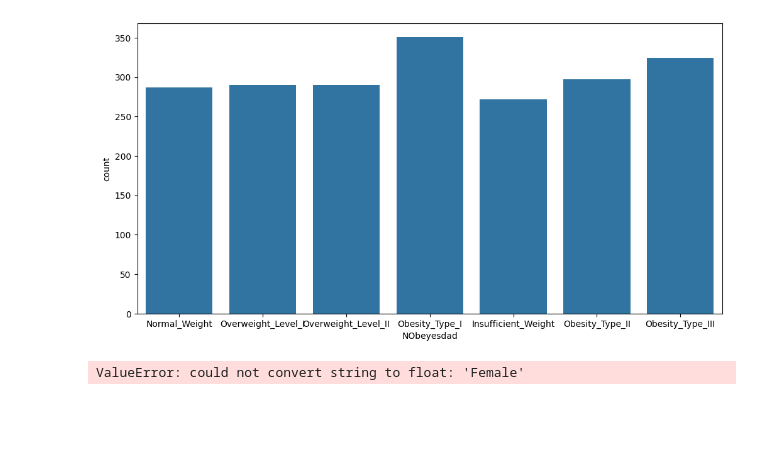
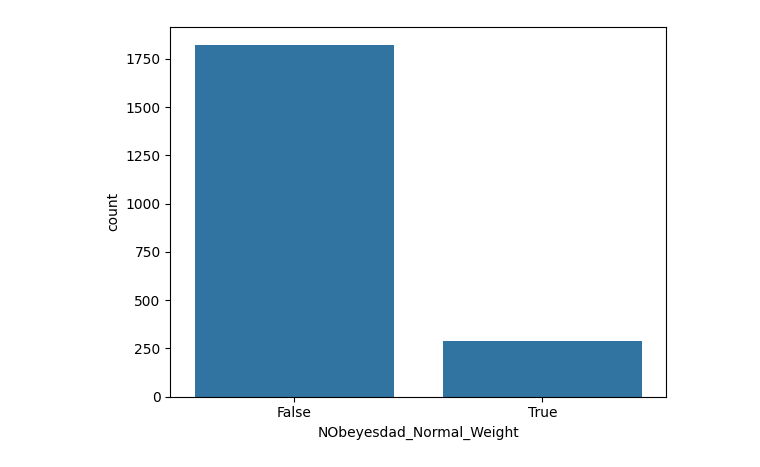
Before and after one commit to AbdullahAssi/ML, a Jupyter notebook: Practice/python_prac/Obesity Model/Model.ipynb, the cells around one changed output. Cells and saved outputs as stored; diff of their text form; code cells hidden in the pictures; blank space fills up the shorter version.

```diff
--- a/Practice/python_prac/Obesity Model/Model.ipynb
+++ b/Practice/python_prac/Obesity Model/Model.ipynb
@@ -86,16 +195,6 @@ data = pd.get_dummies(data, columns=categorical_features, drop_first=True)
 # %%
-
-
-target_column = 'NObeyesdad'
-
-data = data.dropna()
-plt.figure(figsize=(12, 6))
-sns.countplot(x="NObeyesdad", data=data)
+target_column = 'NObeyesdad_Normal_Weight'
+sns.countplot(x=target_column, data=data)
 plt.show()
 # %% [output]
-[figure, old version]
+[figure, new version]
-# %%
-sns.heatmap(data.corr(), annot=True, cmap='coolwarm')
-plt.show()
-# %% [output]
-ValueError: could not convert string to float: 'Female'
```
Also changed, not shown: parts of 30 cells of this notebook, 1 other file.
